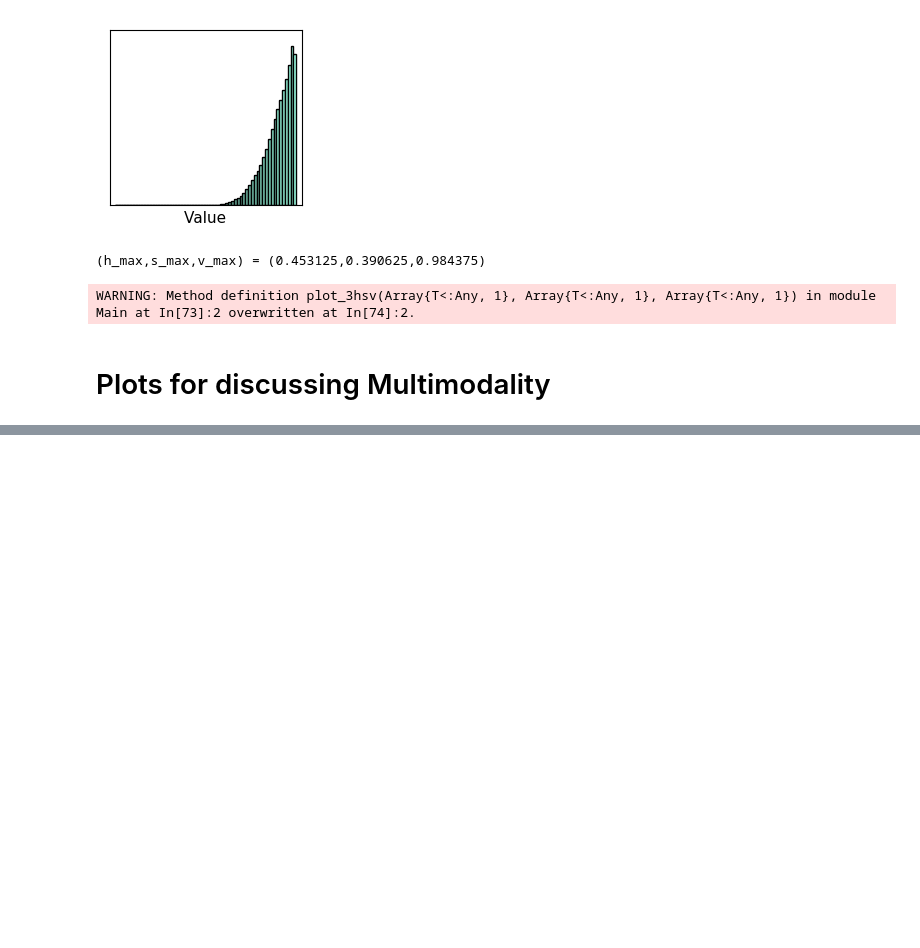
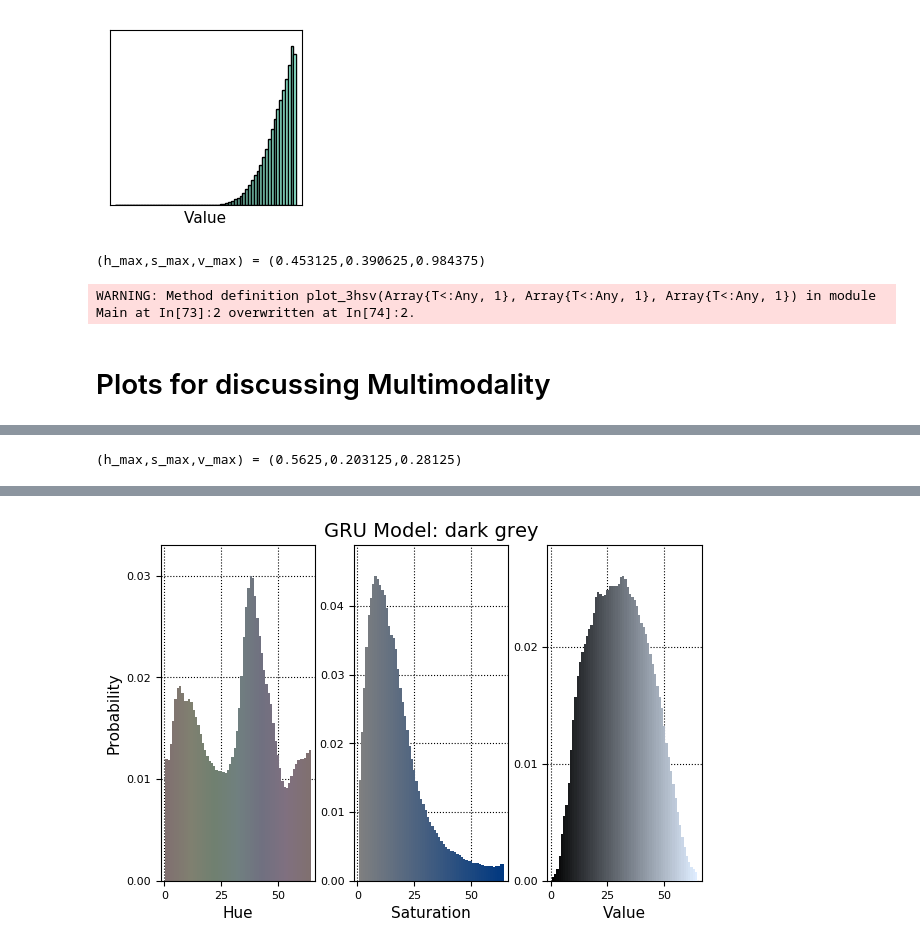
Before and after one commit to oxinabox/ColoringNames.jl, a Jupyter notebook: expr/DiagramGen.ipynb, the cells around one changed output, grey strips where cells are left out. Cells and saved outputs as stored; diff of their text form; code cells hidden in the pictures; blank space fills up the shorter version.

```diff
--- a/expr/DiagramGen.ipynb
+++ b/expr/DiagramGen.ipynb
@@ -189,0 +103,3 @@ params["training_costs_o"]
+# %%
+plot_hsv_both("dark grey")
+# %% [output]
@@ -189,0 +107 @@ params["training_costs_o"]
+(h_max,s_max,v_max) = (0.5625,0.203125,0.28125)
@@ -189,0 +109 @@ params["training_costs_o"]
+[figure, added]
```
Also changed, not shown: parts of 19 cells of this notebook, 1 other file.
